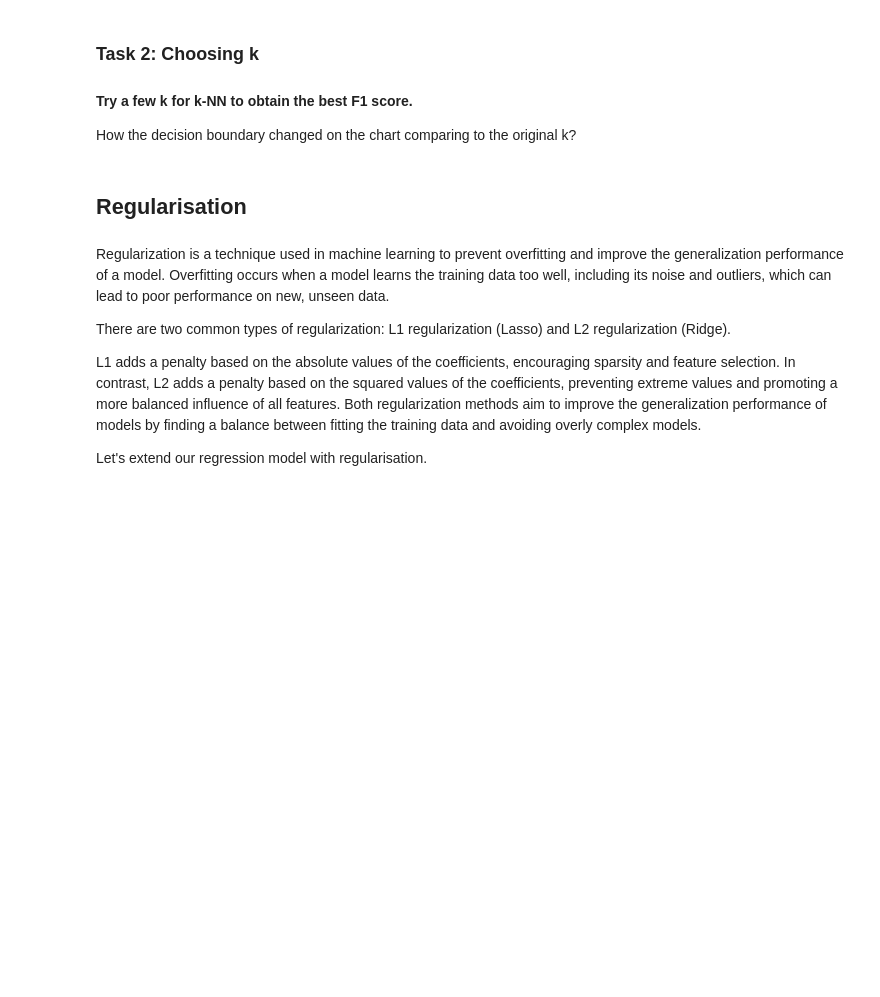
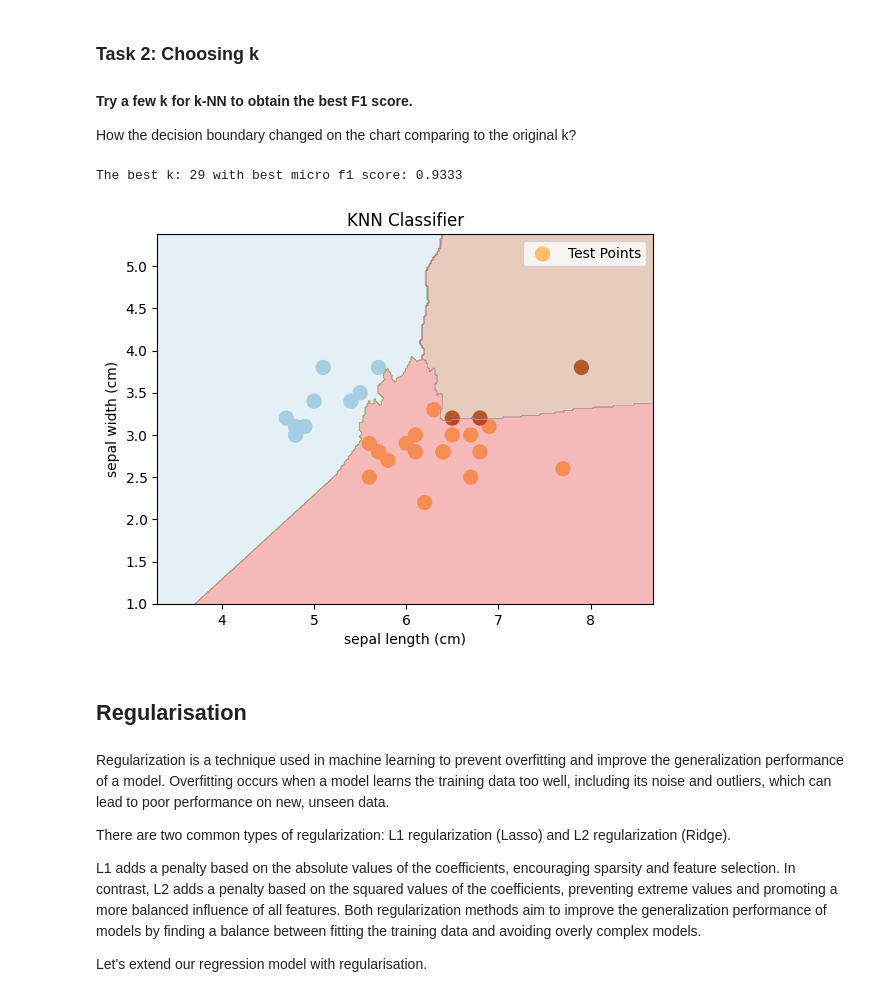
Before and after one commit to secary/compsci7314, a Jupyter notebook: workshop/week4/workshop w4.ipynb, the cells around one changed output. Cells and saved outputs as stored; diff of their text form; code cells hidden in the pictures; blank space fills up the shorter version.

```diff
--- a/workshop/week4/workshop w4.ipynb
+++ b/workshop/week4/workshop w4.ipynb
@@ -248,6 +260,49 @@ plt.show()
 
 #### Try a few k for k-NN to obtain the best F1 score.
 How the decision boundary changed on the chart comparing to the original k?
+# %%
+def tune_k(ks=range(15, 100)):
+    best_f1 = 0
+    best_k = ks[0]
+    for k in ks:
+        knn_classifier = KNNClassifier(k)
+        knn_classifier.fit(X_train, y_train)
+
+        # Make predictions
+        predictions = knn_classifier.predict(X_test)
+        f1 = f1_score(y_test, predictions, average='micro')
+        # print(f"K: {k}'s Micro F1 score = {f1:.4f}")
+
+        if f1 > best_f1:
+            best_f1 = f1
+            best_k = k
+
+    print(f'The best k: {best_k} with best micro f1 score: {best_f1:.4f}')
+
+    plt.scatter(X_test[:, 0], X_test[:, 1], c=predictions, cmap=plt.cm.Paired, marker='o', s=100, label='Test Points')
+
+    # Highlight decision boundaries
+    h = .02
+    x_min, x_max = X_train[:, 0].min() - 1, X_train[:, 0].max() + 1
+    y_min, y_max = X_train[:, 1].min() - 1, X_train[:, 1].max() + 1
+    xx, yy = np.meshgrid(np.arange(x_min, x_max, h), np.arange(y_min, y_max, h))
+    Z = knn_classifier.predict(np.c_[xx.ravel(), yy.ravel()])
+    Z = Z.reshape(xx.shape)
+    plt.contourf(xx, yy, Z, cmap=plt.cm.Paired, alpha=0.3)
+
+    plt.title("KNN Classifier")
+    plt.xlabel(iris.feature_names[0])
+    plt.ylabel(iris.feature_names[1])
+    plt.legend()
+    plt.show()
+
+    # return best_k, best_f1
+
+
+tune_k()
+# %% [output]
+The best k: 29 with best micro f1 score: 0.9333
+[figure, added]
 # %% [markdown]
 ## Regularisation
 # %% [markdown]
```
Also changed, not shown: parts of 11 cells of this notebook.
